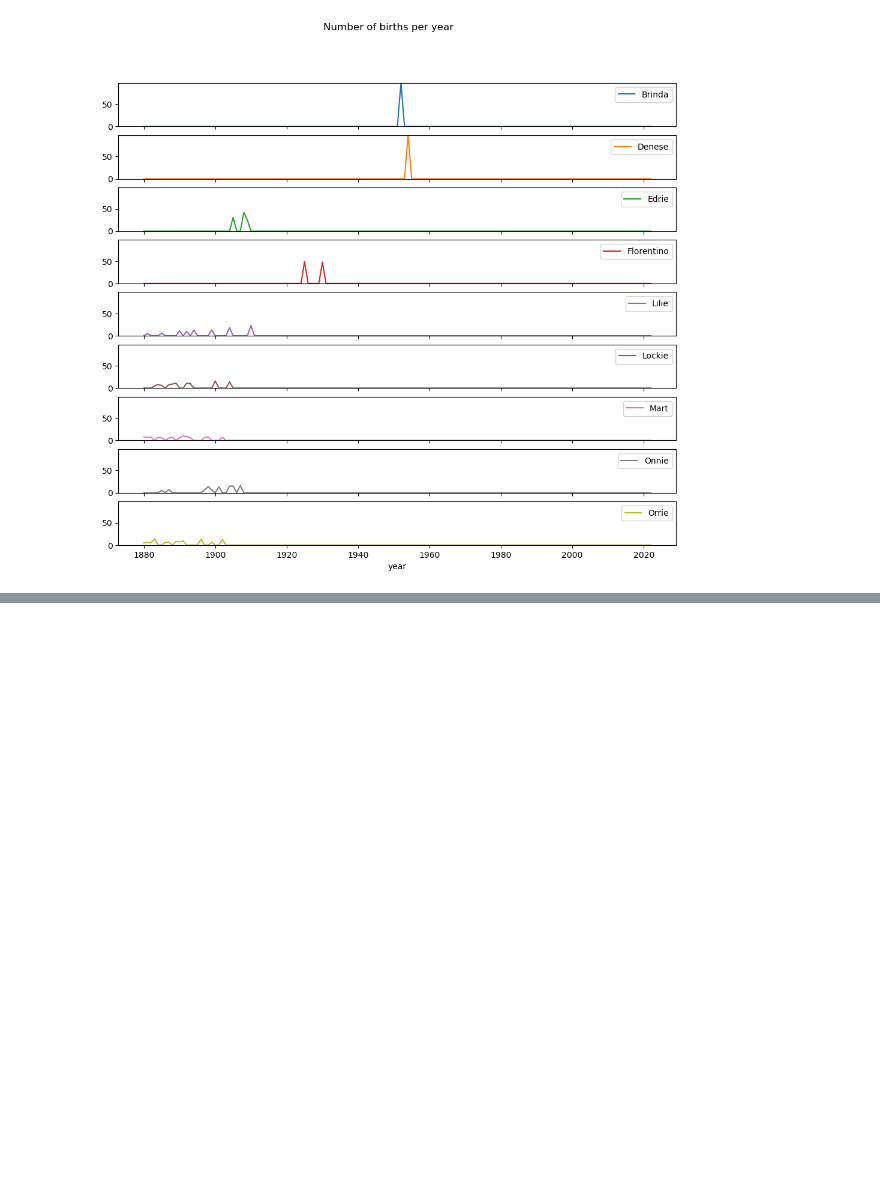
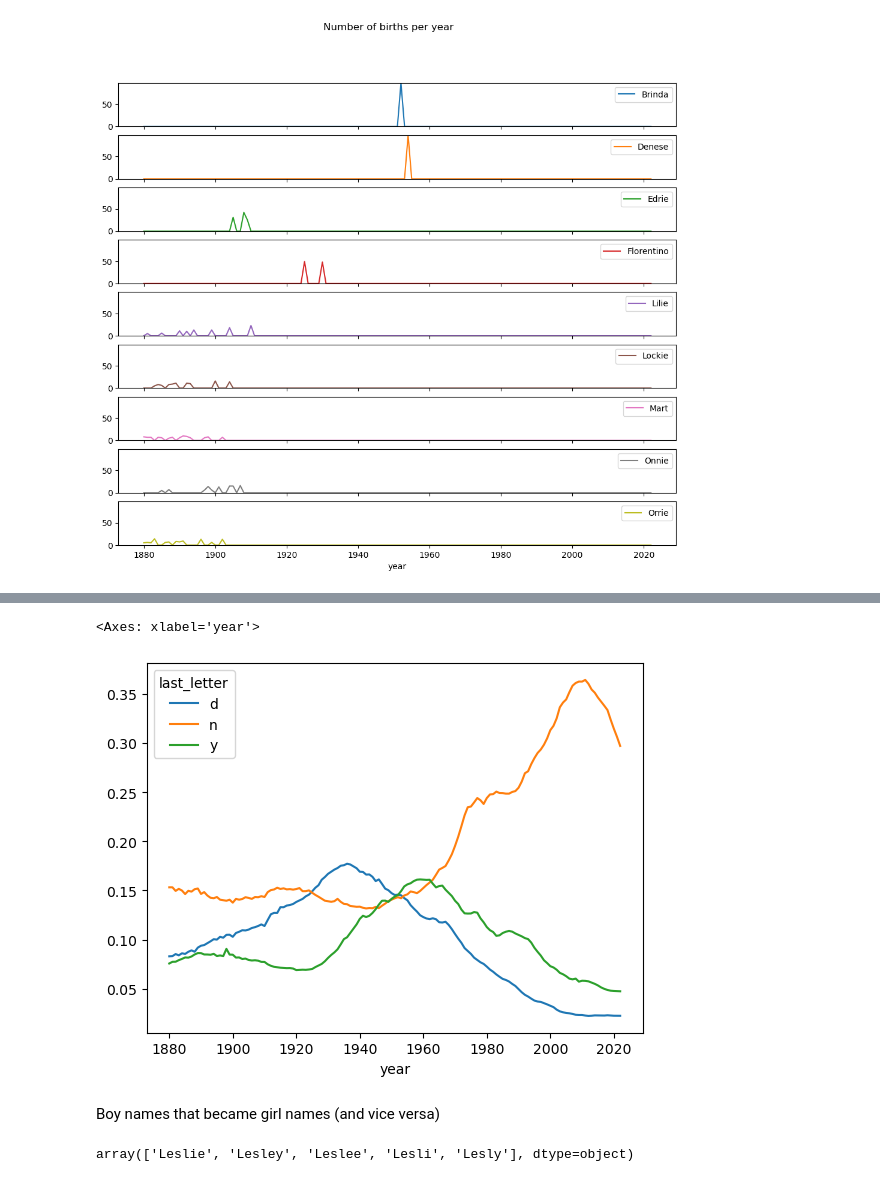
Before and after one commit to seggy1211/py-for-DA, a Jupyter notebook: Us baby names/US Baby Name.ipynb, the cells around one changed output, grey strips where cells are left out. Drawn from its saved outputs; the diff is of its cells as text; code cells hidden in the pictures; blank space fills up the shorter version.

```diff
--- a/Us baby names/US Baby Name.ipynb
+++ b/Us baby names/US Baby Name.ipynb
@@ -150,0 +307,3 @@ ax = filtered_total_births.iloc[: , :].plot(subplots=True, figsize=(12,10), grid
+# %%
+letter_prop = table / table.sum().astype(float)
+letter_prop.iloc[0:5, 0:5]
@@ -150,0 +319,3 @@ ax = filtered_total_births.iloc[: , :].plot(subplots=True, figsize=(12,10), grid
+# %%
+dny_ts = letter_prop.loc[['d', 'n', 'y'], 'M'].T #.T switches rows and columns
+dny_ts.head()
@@ -150,0 +330,14 @@ ax = filtered_total_births.iloc[: , :].plot(subplots=True, figsize=(12,10), grid
+# %%
+dny_ts.plot()
+# %% [output]
+<Axes: xlabel='year'>
+[figure, added]
+# %% [markdown]
+Boy names that became girl names (and vice versa)
+# %%
+all_names = top1000.name.unique() # unsorted list of all names
+mask = np.array(['lesl' in x.lower() for x in all_names]) # returns array of true and false
+lesley_like = all_names[mask]
+lesley_like
+# %% [output]
+array(['Leslie', 'Lesley', 'Leslee', 'Lesli', 'Lesly'], dtype=object)
```
Also changed, not shown: parts of 24 cells of this notebook.
